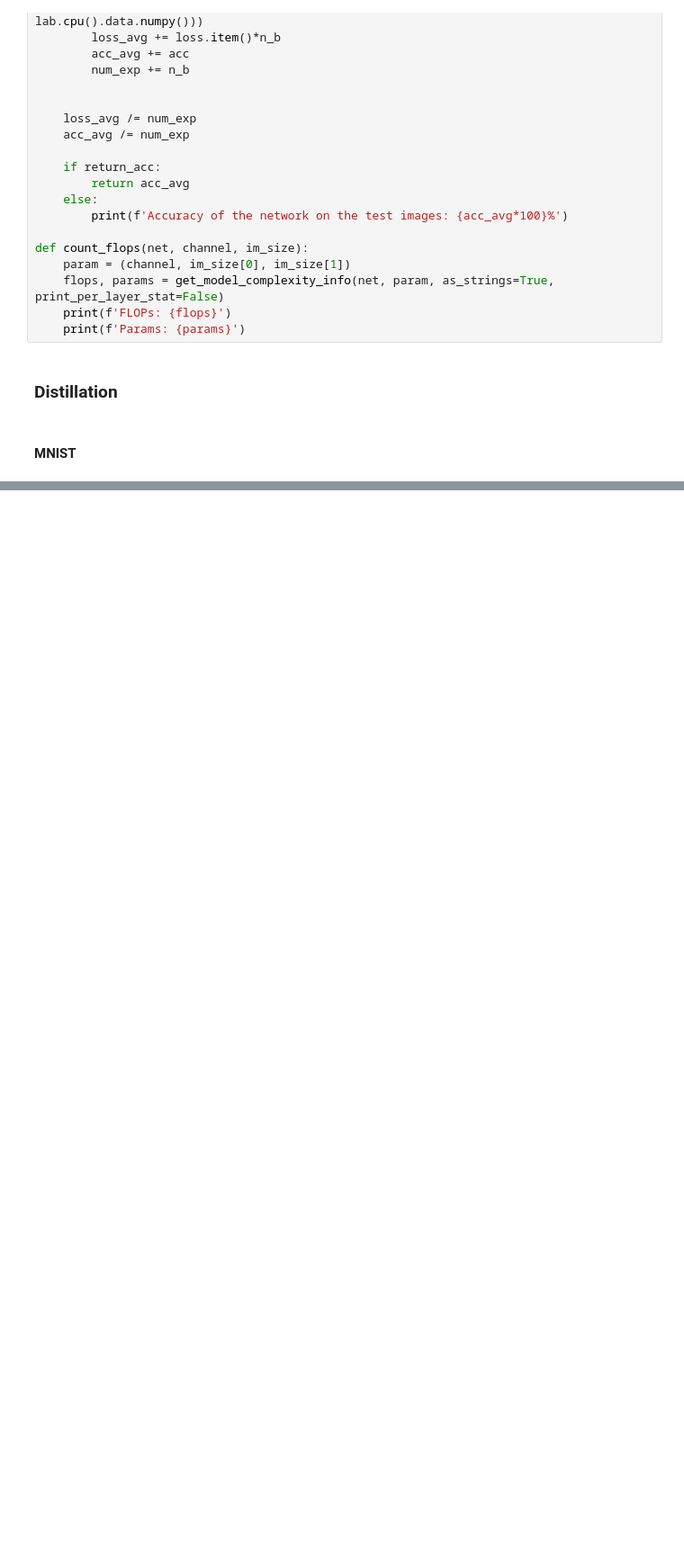
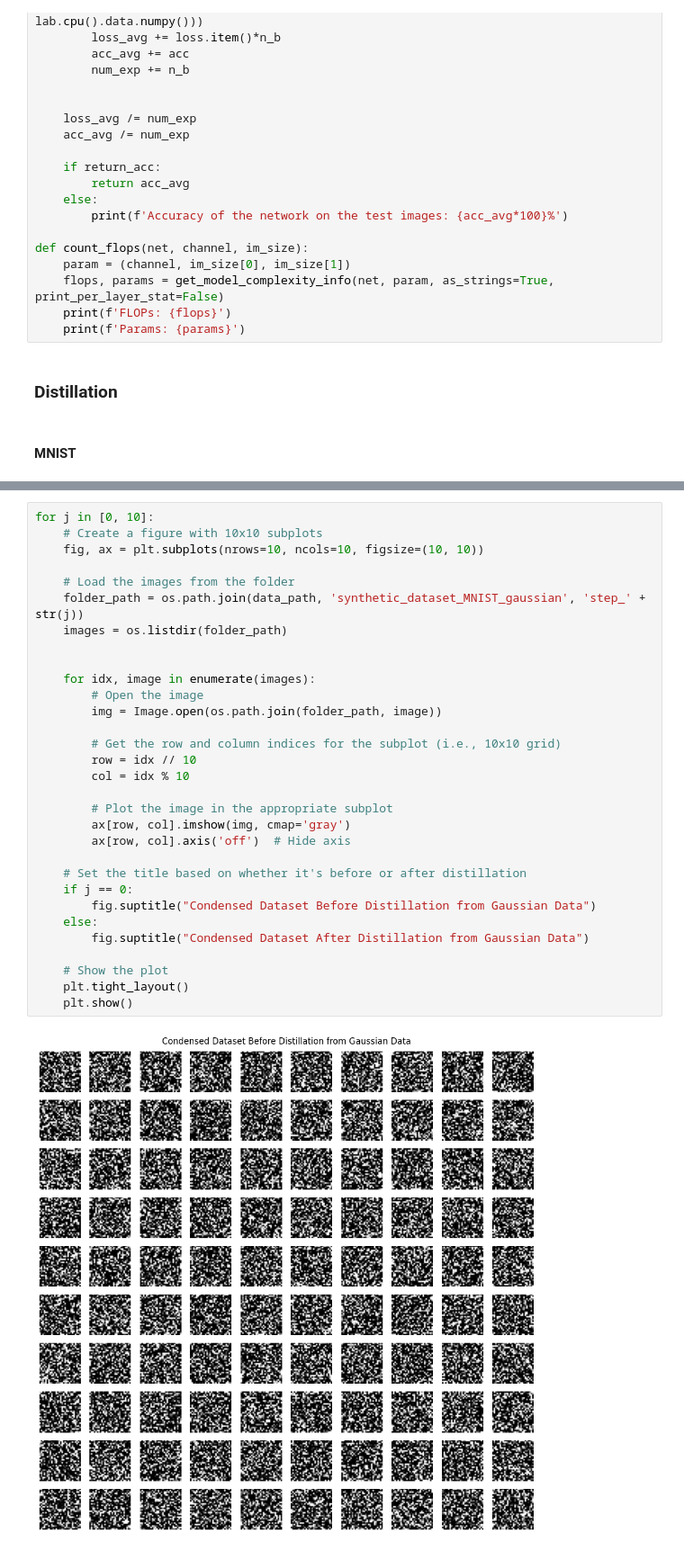
Before and after one commit to jacedoir/ECE1512_2024F_ProjectRepo_Grzeczkowicz, a Jupyter notebook: Project A/task_2.ipynb, the cells around one changed output, grey strips where cells are left out. Shown at 90% size. Drawn from its saved outputs; the diff is of its cells as text; blank space fills up the shorter version.

```diff
--- a/Project A/task_2.ipynb
+++ b/Project A/task_2.ipynb
@@ -107,3 +107,36 @@ std_gaussian = 1
 #Distillator.initialize_synthetic_dataset_from_real()
 
 condensed_dataset = Distillator.train("Gaussian", mean_gaussian, std_gaussian)
+# %%
+for j in [0, 10]:
+    # Create a figure with 10x10 subplots
+    fig, ax = plt.subplots(nrows=10, ncols=10, figsize=(10, 10))
+
+    # Load the images from the folder
+    folder_path = os.path.join(data_path, 'synthetic_dataset_MNIST_gaussian', 'step_' + str(j))
+    images = os.listdir(folder_path)
+
+
+    for idx, image in enumerate(images):
+        # Open the image
+        img = Image.open(os.path.join(folder_path, image))
+
+        # Get the row and column indices for the subplot (i.e., 10x10 grid)
+        row = idx // 10
+        col = idx % 10
+
+        # Plot the image in the appropriate subplot
+        ax[row, col].imshow(img, cmap='gray')
+        ax[row, col].axis('off')  # Hide axis
+
+    # Set the title based on whether it's before or after distillation
+    if j == 0:
+        fig.suptitle("Condensed Dataset Before Distillation from Gaussian Data")
+    else:
+        fig.suptitle("Condensed Dataset After Distillation from Gaussian Data")
+
+    # Show the plot
+    plt.tight_layout()
+    plt.show()
+# %% [output]
+[figure, added]
```
Also changed, not shown: parts of 9 cells of this notebook, 1 other file.
